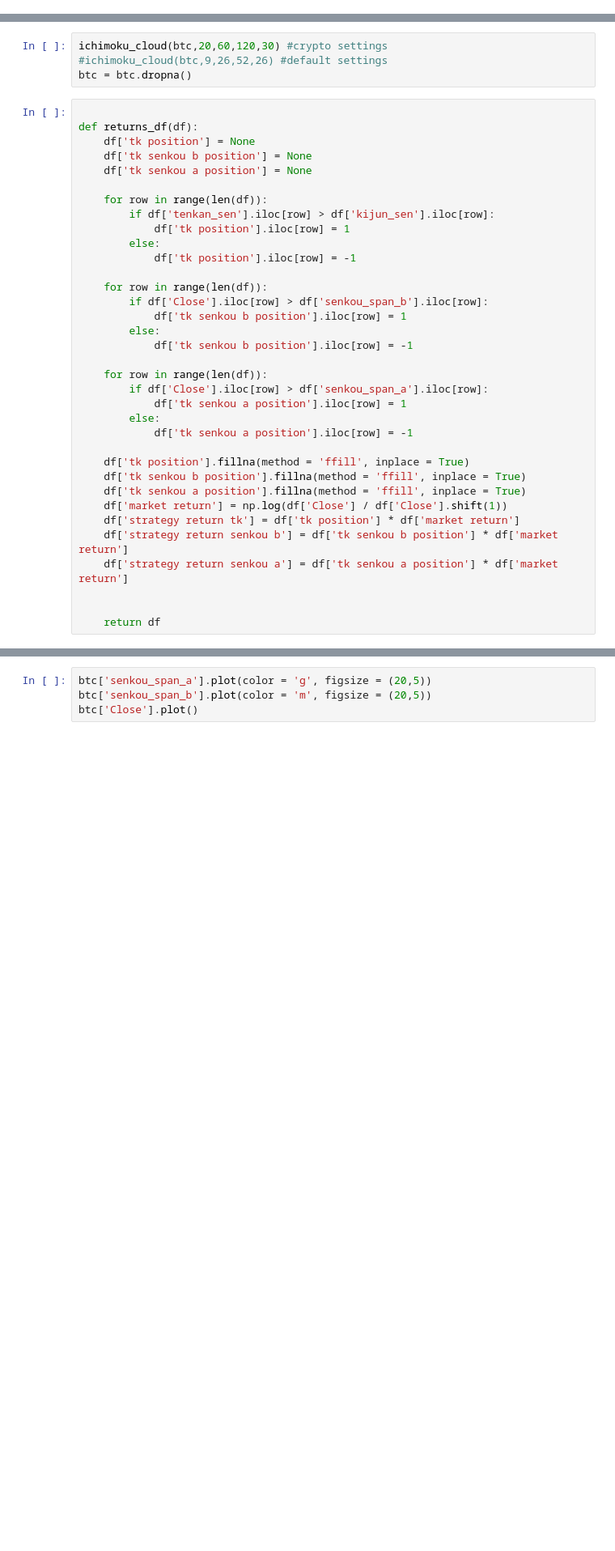
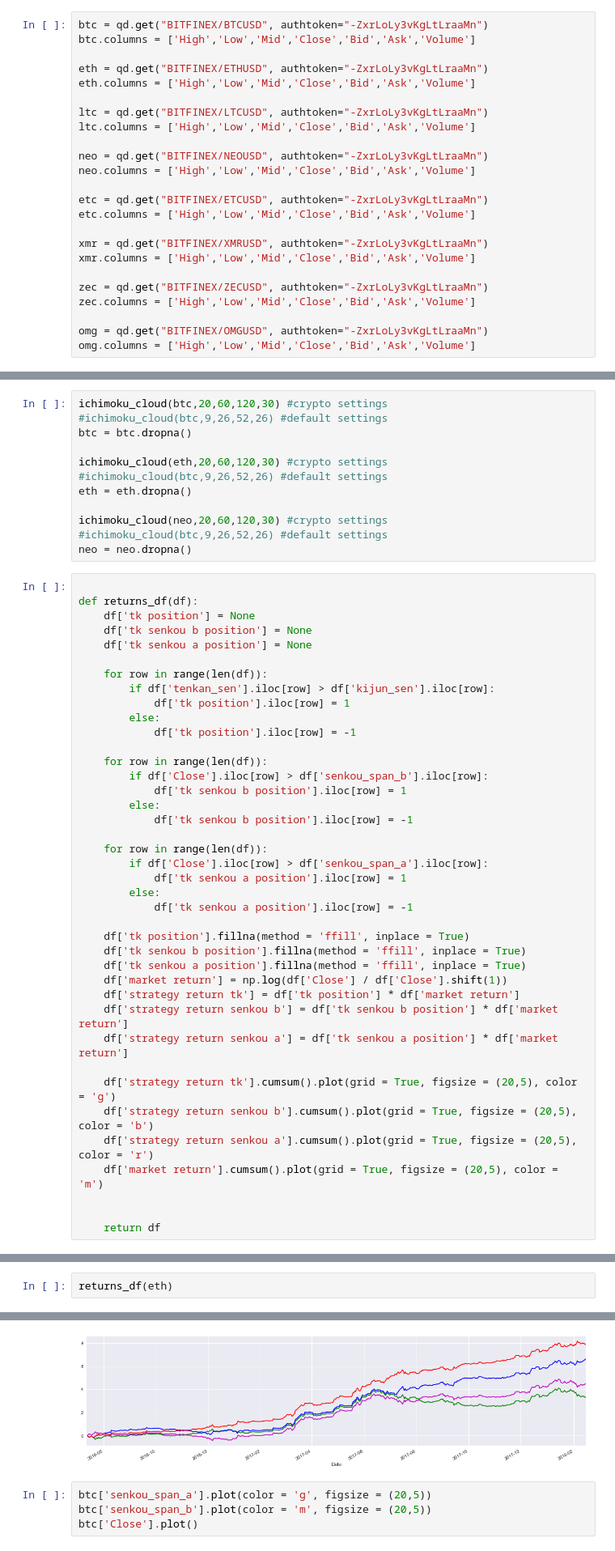
Before and after one commit to xexx12345/MISC, a Jupyter notebook: BTC Ichimoku.ipynb, the cells around one changed output, grey strips where cells are left out. Shown at 81% size. Saved outputs shown, nothing was run; the diff lists cells and outputs as text; blank space fills up the shorter version.

```diff
--- a/BTC Ichimoku.ipynb
+++ b/BTC Ichimoku.ipynb
@@ -30,3 +25,27 @@ btc.columns = ['High','Low','Mid','Close','Bid','Ask','Volume']
+# %%
+btc = qd.get("BITFINEX/BTCUSD", authtoken="-ZxrLoLy3vKgLtLraaMn")
+btc.columns = ['High','Low','Mid','Close','Bid','Ask','Volume']
+
+eth = qd.get("BITFINEX/ETHUSD", authtoken="-ZxrLoLy3vKgLtLraaMn")
+eth.columns = ['High','Low','Mid','Close','Bid','Ask','Volume']
+
+ltc = qd.get("BITFINEX/LTCUSD", authtoken="-ZxrLoLy3vKgLtLraaMn")
+ltc.columns = ['High','Low','Mid','Close','Bid','Ask','Volume']
+
+neo = qd.get("BITFINEX/NEOUSD", authtoken="-ZxrLoLy3vKgLtLraaMn")
+neo.columns = ['High','Low','Mid','Close','Bid','Ask','Volume']
+
+etc = qd.get("BITFINEX/ETCUSD", authtoken="-ZxrLoLy3vKgLtLraaMn")
+etc.columns = ['High','Low','Mid','Close','Bid','Ask','Volume']
+
+xmr = qd.get("BITFINEX/XMRUSD", authtoken="-ZxrLoLy3vKgLtLraaMn")
+xmr.columns = ['High','Low','Mid','Close','Bid','Ask','Volume']
+
+zec = qd.get("BITFINEX/ZECUSD", authtoken="-ZxrLoLy3vKgLtLraaMn")
+zec.columns = ['High','Low','Mid','Close','Bid','Ask','Volume']
+
+omg = qd.get("BITFINEX/OMGUSD", authtoken="-ZxrLoLy3vKgLtLraaMn")
+omg.columns = ['High','Low','Mid','Close','Bid','Ask','Volume']
 # %%
 def ichimoku_cloud(df,w9,w26,w52,chikou26):
     #crypto settings are 20, 60, 120, 30 see Josh video for confirmation
@@ -54,6 +73,14 @@ def ichimoku_cloud(df,w9,w26,w52,chikou26):
 ichimoku_cloud(btc,20,60,120,30) #crypto settings
 #ichimoku_cloud(btc,9,26,52,26) #default settings
 btc = btc.dropna()
+
+ichimoku_cloud(eth,20,60,120,30) #crypto settings
+#ichimoku_cloud(btc,9,26,52,26) #default settings
+eth = eth.dropna()
+
+ichimoku_cloud(neo,20,60,120,30) #crypto settings
+#ichimoku_cloud(btc,9,26,52,26) #default settings
+neo = neo.dropna()
 # %%
 
 def returns_df(df):
@@ -87,6 +114,11 @@ def returns_df(df):
     df['strategy return senkou b'] = df['tk senkou b position'] * df['market return']
     df['strategy return senkou a'] = df['tk senkou a position'] * df['market return']
 
+    df['strategy return tk'].cumsum().plot(grid = True, figsize = (20,5), color = 'g')
+    df['strategy return senkou b'].cumsum().plot(grid = True, figsize = (20,5), color = 'b')
+    df['strategy return senkou a'].cumsum().plot(grid = True, figsize = (20,5), color = 'r')
+    df['market return'].cumsum().plot(grid = True, figsize = (20,5), color = 'm')
+
 
     return df
 # %%
@@ -125,0 +151,3 @@ btc['market return'].cumsum().plot(grid = True, figsize = (20,5), color = 'm')
+# %%
+returns_df(eth)
+# %% [output]
@@ -126,3 +177,4 @@ btc['market return'].cumsum().plot(grid = True, figsize = (20,5), color = 'm')
+[figure, added]
 # %%
 btc['senkou_span_a'].plot(color = 'g', figsize = (20,5))
 btc['senkou_span_b'].plot(color = 'm', figsize = (20,5))
```
Also changed, not shown: parts of 4 cells of this notebook.
